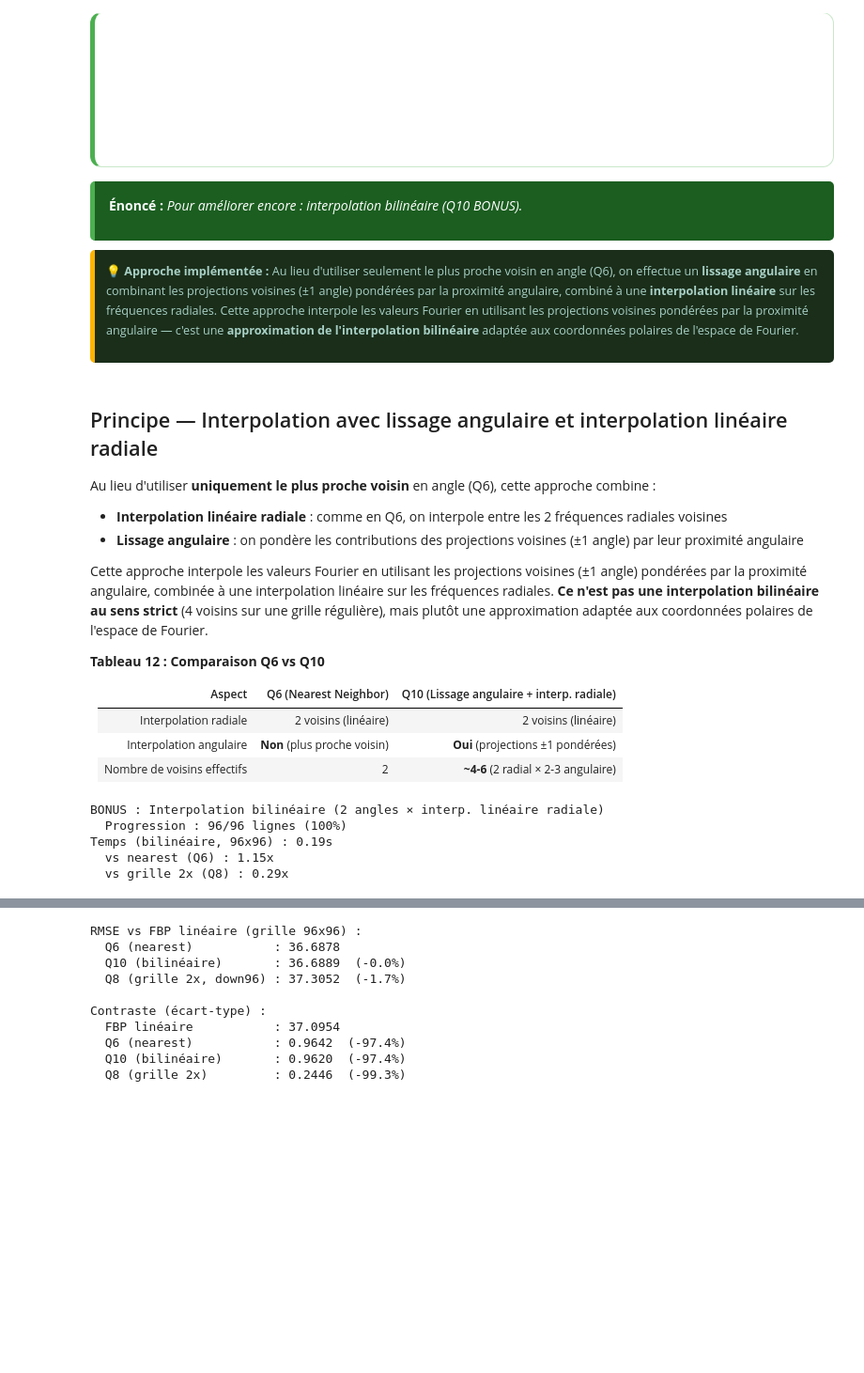
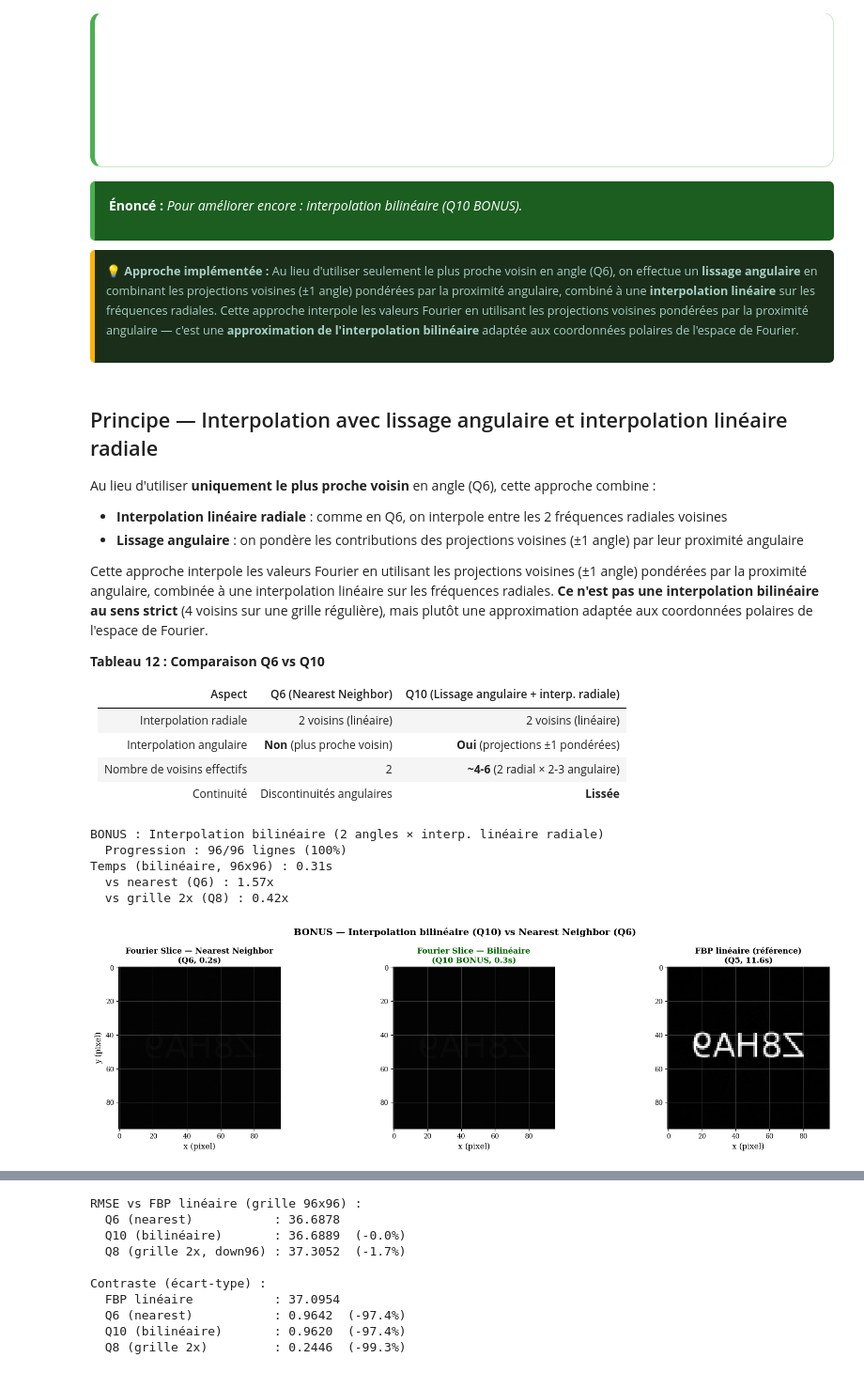
Before and after one commit to PhD-Brown/PHY-3500, a Jupyter notebook: TP_2-Reconstruction_tomographique/draft_alex.ipynb, the cells around one changed output, grey strips where cells are left out. Shown at 94% size. Saved outputs shown, nothing was run; the diff lists cells and outputs as text; code cells hidden in the pictures; blank space fills up the shorter version.

```diff
--- a/TP_2-Reconstruction_tomographique/draft_alex.ipynb
+++ b/TP_2-Reconstruction_tomographique/draft_alex.ipynb
@@ -1992,10 +2023,11 @@ Cette approche interpole les valeurs Fourier en utilisant les projections voisin
 **Tableau 12 : Comparaison Q6 vs Q10**
 
 | Aspect | Q6 (Nearest Neighbor) | Q10 (Lissage angulaire + interp. radiale) |
-|:-------|:---------------------|:-----------------|
+|:-------|:---------------------|:------------------------------------------|
 | Interpolation radiale | 2 voisins (linéaire) | 2 voisins (linéaire) |
 | Interpolation angulaire | **Non** (plus proche voisin) | **Oui** (projections ±1 pondérées) |
-| Nombre de voisins effectifs | 2 | **~4-6** (2 radial × 2-3 angulaire) || Continuité | Discontinuités angulaires | **Lissée** |
+| Nombre de voisins effectifs | 2 | **~4-6** (2 radial × 2-3 angulaire) |
+| Continuité | Discontinuités angulaires | **Lissée** |
 # %%
 def recon_fourier_slice_bilinear(sinogram, angles, nbvox, voxsize, pixsize):
     """
@@ -2055,33 +2087,59 @@ def recon_fourier_slice_bilinear(sinogram, angles, nbvox, voxsize, pixsize):
             val2 = (1-frac) * SINOGRAM[idx2, i0] + frac * SINOGRAM[idx2, i1]
 
             # --- Pondération angulaire (inverse distance) ---
             if d1 + d2 > 0:
                 w1 = d2 / (d1 + d2)
                 w2 = d1 / (d1 + d2)
             else:
                 w1, w2 = 1.0, 0.0
 
             IMAGE_FOURIER[v_idx, u_idx] = w1 * val1 + w2 * val2
 
     print(f"  Progression : {nbvox}/{nbvox} lignes (100%)    ")
 
     # iFFT 2D + recentrage
     image = fftshift(ifft2(ifftshift(IMAGE_FOURIER))).real
     return image
 
 # Reconstruction avec interpolation bilinéaire (grille 96×96)
 print("BONUS : Interpolation bilinéaire (2 angles × interp. linéaire radiale)")
 t_start = time.time()
 image_fourier_bilinear = recon_fourier_slice_bilinear(sinogram_password, angles, nbvox, voxsize, pixsize)
 t_end = time.time()
 temps_fourier_bilinear = t_end - t_start
 
 print(f"Temps (bilinéaire, 96x96) : {temps_fourier_bilinear:.2f}s")
 print(f"  vs nearest (Q6) : {temps_fourier_bilinear / temps_fourier:.2f}x")
 print(f"  vs grille 2x (Q8) : {temps_fourier_bilinear / temps_fourier_2x_q8:.2f}x")
+
+# Visualisation directe : Q10 vs Q6
+fig, axes = plt.subplots(1, 3, figsize=(18, 5))
+
+vmin, vmax = np.percentile(image_fbp_linear, [1, 99])
+
+axes[0].imshow(image_fourier, cmap='gray', interpolation='nearest', vmin=vmin, vmax=vmax)
+axes[0].set_title(f'Fourier Slice — Nearest Neighbor\n(Q6, {temps_fourier:.1f}s)', fontsize=12, fontweight='bold')
+axes[0].set_xlabel('x (pixel)')
+axes[0].set_ylabel('y (pixel)')
+
+axes[1].imshow(image_fourier_bilinear, cmap='gray', interpolation='nearest', vmin=vmin, vmax=vmax)
+axes[1].set_title(f'Fourier Slice — Bilinéaire\n(Q10 BONUS, {temps_fourier_bilinear:.1f}s)',
+                  fontsize=12, fontweight='bold', color='darkgreen')
+axes[1].set_xlabel('x (pixel)')
+
+axes[2].imshow(image_fbp_linear, cmap='gray', interpolation='nearest', vmin=vmin, vmax=vmax)
+axes[2].set_title(f'FBP linéaire (référence)\n(Q5, {temps_fbp_linear:.1f}s)', fontsize=12, fontweight='bold')
+axes[2].set_xlabel('x (pixel)')
+
+fig.suptitle('BONUS — Interpolation bilinéaire (Q10) vs Nearest Neighbor (Q6)',
+             fontsize=14, fontweight='bold')
+plt.tight_layout()
+plt.savefig('bonus_q10_vs_q6.png', dpi=150, bbox_inches='tight')
+plt.show()
 # %% [output]
 BONUS : Interpolation bilinéaire (2 angles × interp. linéaire radiale)
   Progression : 96/96 lignes (100%)
-Temps (bilinéaire, 96x96) : 0.19s
-  vs nearest (Q6) : 1.15x
-  vs grille 2x (Q8) : 0.29x
+Temps (bilinéaire, 96x96) : 0.31s
+  vs nearest (Q6) : 1.57x
+  vs grille 2x (Q8) : 0.42x
+[figure, added]
```
Also changed, not shown: parts of 32 cells of this notebook, 2 other files.
